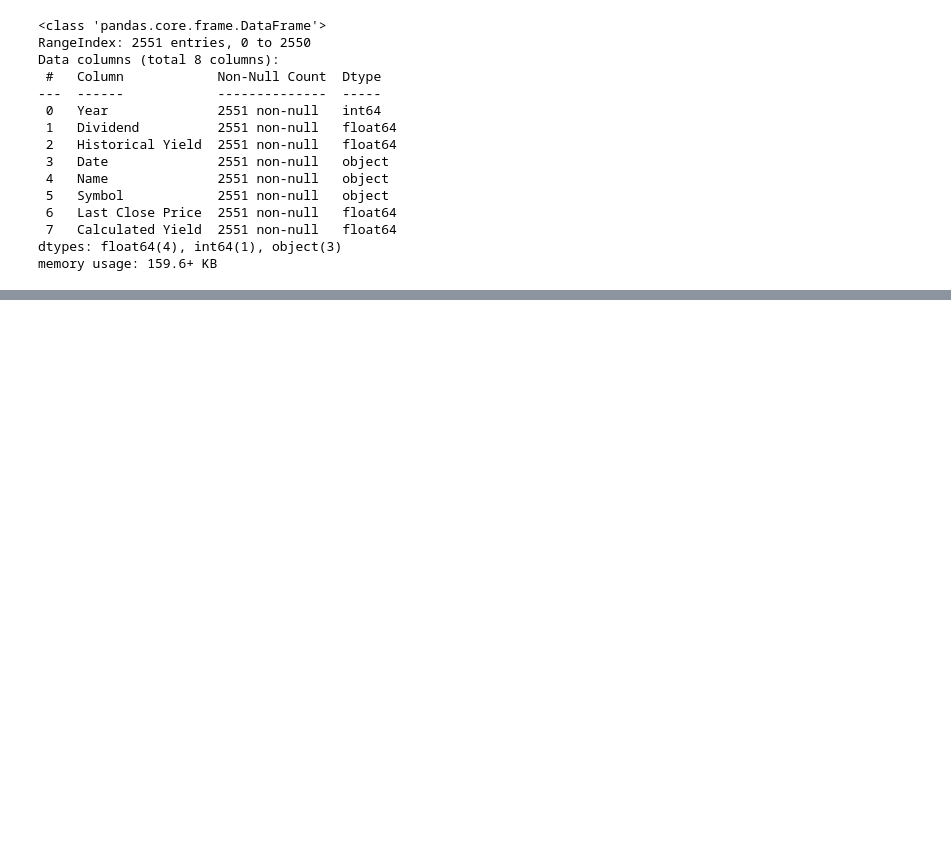
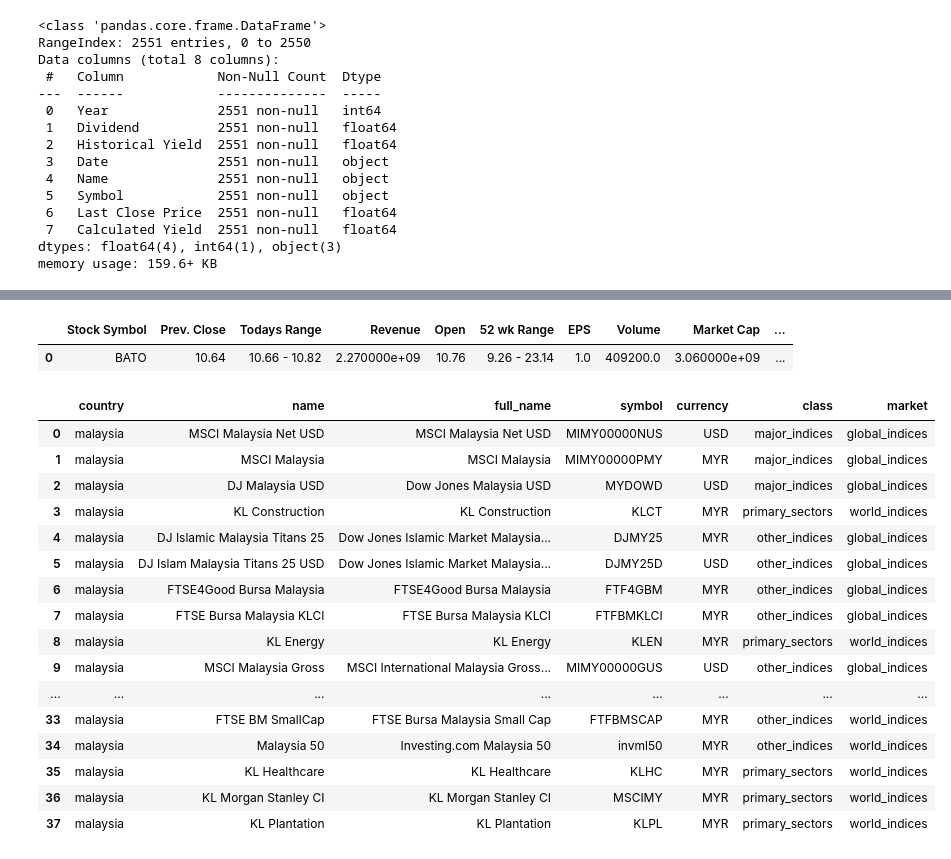
Before and after one commit to mengwangk/investor, a Jupyter notebook: experiment/science/nbdev/nbs/100_data.load.finance.ipynb, the cells around one changed output, grey strips where cells are left out. Drawn from its saved outputs; the diff is of its cells as text; code cells hidden in the pictures; blank space fills up the shorter version.

```diff
--- a/experiment/science/nbdev/nbs/100_data.load.finance.ipynb
+++ b/experiment/science/nbdev/nbs/100_data.load.finance.ipynb
@@ -292,0 +326,25 @@ for symbol in df_dividend_stocks['Symbol'].unique():
+# %%
+display(investpy.get_stock_information("BATO", country=COUNTRY))
+# %% [output]
+|  | Stock Symbol | Prev. Close | Todays Range | Revenue | Open | 52 wk Range | EPS | Volume | Market Cap | ... |
+| 0 | BATO | 10.64 | 10.66 - 10.82 | 2.270000e+09 | 10.76 | 9.26 - 23.14 | 1.0 | 409200.0 | 3.060000e+09 | ... |
+# %%
+investpy.get_indices(COUNTRY)
+# %% [output]
+|  | country | name | full_name | symbol | currency | class | market |
+| 0 | malaysia | MSCI Malaysia Net USD | MSCI Malaysia Net USD | MIMY00000NUS | USD | major_indices | global_indices |
+| 1 | malaysia | MSCI Malaysia | MSCI Malaysia | MIMY00000PMY | MYR | major_indices | global_indices |
+| 2 | malaysia | DJ Malaysia USD | Dow Jones Malaysia USD | MYDOWD | USD | major_indices | global_indices |
+| 3 | malaysia | KL Construction | KL Construction | KLCT | MYR | primary_sectors | world_indices |
+| 4 | malaysia | DJ Islamic Malaysia Titans 25 | Dow Jones Islamic Market Malaysia... | DJMY25 | MYR | other_indices | global_indices |
+| 5 | malaysia | DJ Islam Malaysia Titans 25 USD | Dow Jones Islamic Market Malaysia... | DJMY25D | USD | other_indices | global_indices |
+| 6 | malaysia | FTSE4Good Bursa Malaysia | FTSE4Good Bursa Malaysia | FTF4GBM | MYR | other_indices | global_indices |
+| 7 | malaysia | FTSE Bursa Malaysia KLCI | FTSE Bursa Malaysia KLCI | FTFBMKLCI | MYR | other_indices | global_indices |
+| 8 | malaysia | KL Energy | KL Energy | KLEN | MYR | primary_sectors | world_indices |
+| 9 | malaysia | MSCI Malaysia Gross | MSCI International Malaysia Gross... | MIMY00000GUS | USD | other_indices | global_indices |
+| ... | ... | ... | ... | ... | ... | ... | ... |
+| 33 | malaysia | FTSE BM SmallCap | FTSE Bursa Malaysia Small Cap | FTFBMSCAP | MYR | other_indices | world_indices |
+| 34 | malaysia | Malaysia 50 | Investing.com Malaysia 50 | invml50 | MYR | other_indices | world_indices |
+| 35 | malaysia | KL Healthcare | KL Healthcare | KLHC | MYR | primary_sectors | world_indices |
+| 36 | malaysia | KL Morgan Stanley CI | KL Morgan Stanley CI | MSCIMY | MYR | primary_sectors | world_indices |
+| 37 | malaysia | KL Plantation | KL Plantation | KLPL | MYR | primary_sectors | world_indices |
```
Also changed, not shown: parts of 6 cells of this notebook.
